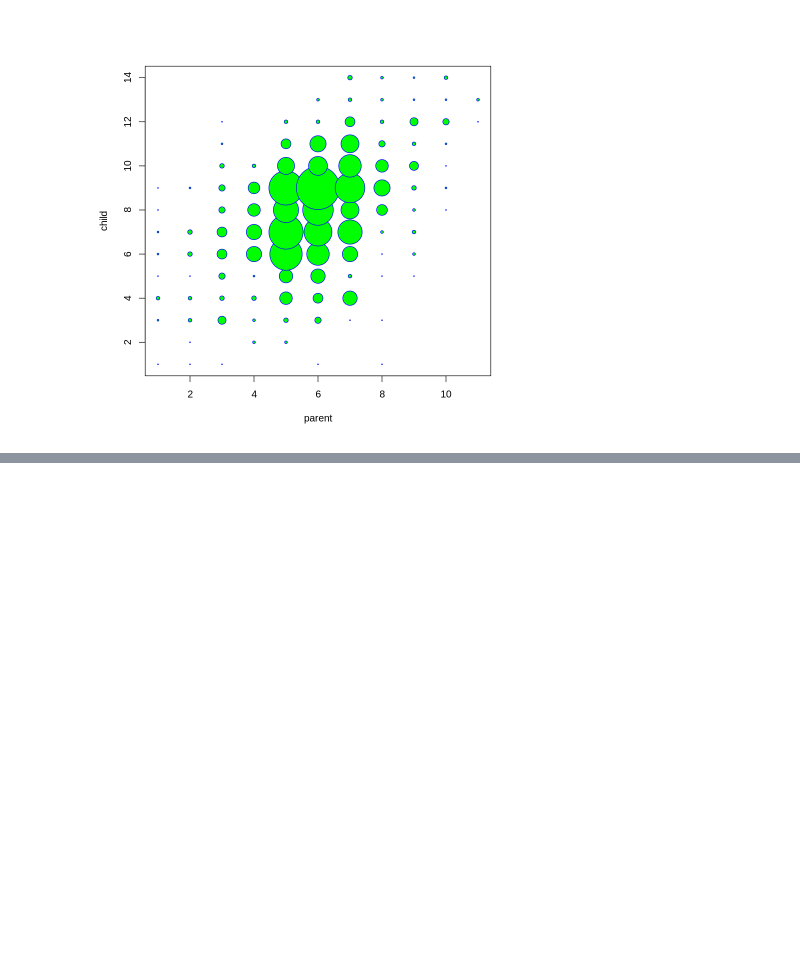
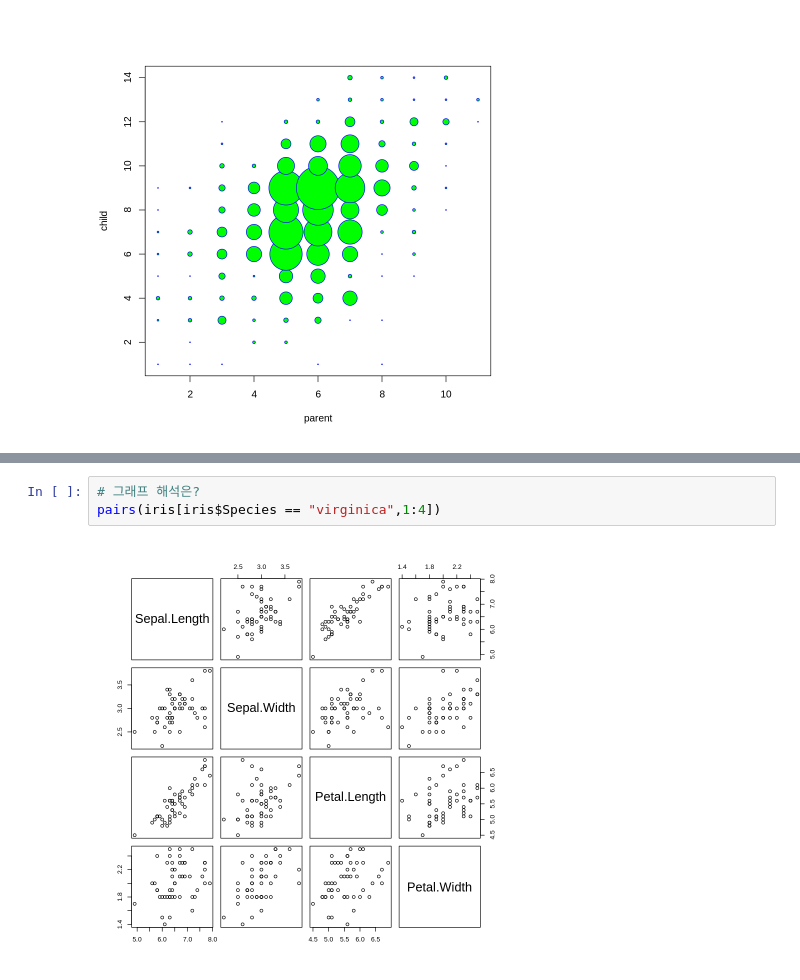
Before and after one commit to gyujin0450/RPRG_PartII, a Jupyter notebook: p148_연속변수시각화.ipynb, the cells around one changed output, grey strips where cells are left out. Drawn from its saved outputs; the diff is of its cells as text; blank space fills up the shorter version.

```diff
--- a/p148_연속변수시각화.ipynb
+++ b/p148_연속변수시각화.ipynb
@@ -302,0 +314,5 @@ plot(parent, child, pch = 21, col = "blue", bg = "green",
+# %%
+# 그래프 해석은?
+pairs(iris[iris$Species == "virginica",1:4])
+# %% [output]
+[figure, added]
```
Also changed, not shown: parts of 5 cells of this notebook.
